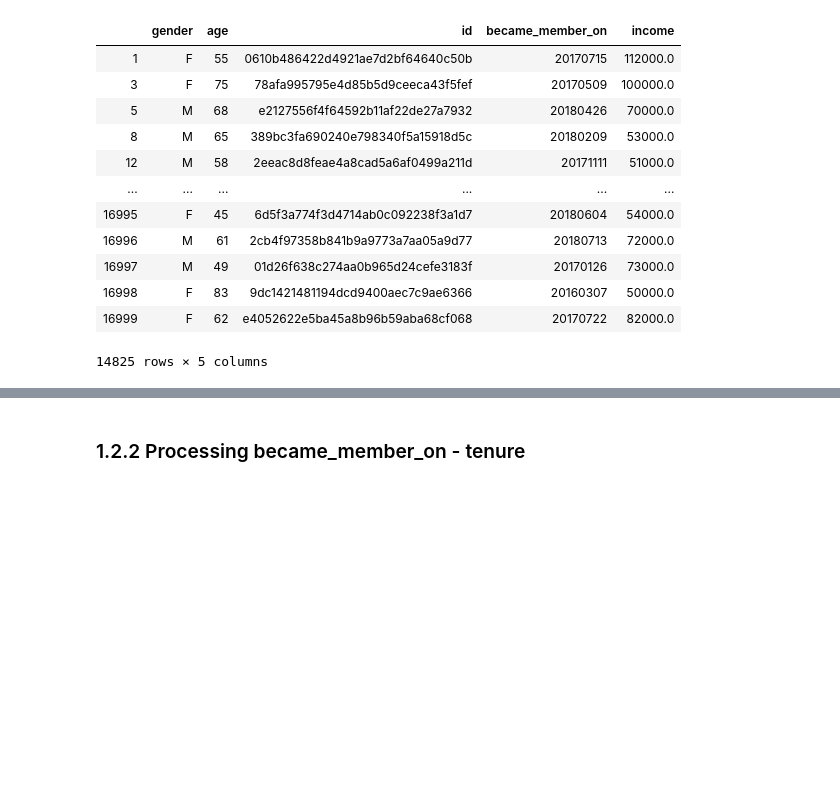
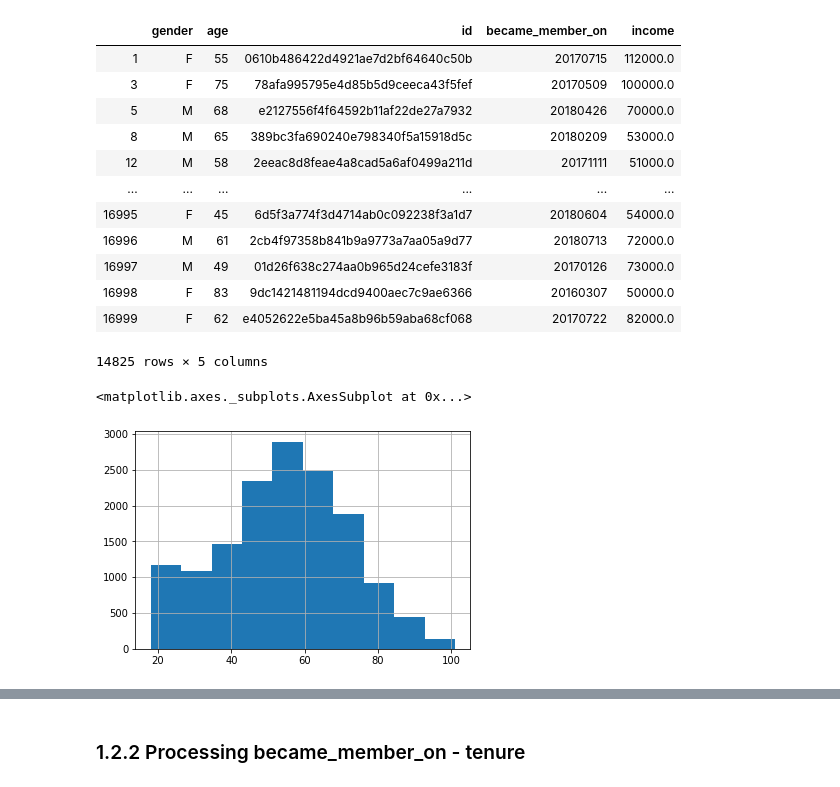
Before and after one commit to rajashekar/starbucks, a Jupyter notebook: Starbucks_Capstone_notebook.ipynb, the cells around one changed output, grey strips where cells are left out. Saved outputs shown, nothing was run; the diff lists cells and outputs as text; code cells hidden in the pictures; blank space fills up the shorter version.

```diff
--- a/Starbucks_Capstone_notebook.ipynb
+++ b/Starbucks_Capstone_notebook.ipynb
@@ -208,3 +208,9 @@ profile_conv
 | 16998 | F | 83 | 9dc1421481194dcd9400aec7c9ae6366 | 20160307 | 50000.0 |
 | 16999 | F | 62 | e4052622e5ba45a8b96b59aba68cf068 | 20170722 | 82000.0 |
 14825 rows × 5 columns
+# %%
+# Age distribution
+profile_conv['age'].hist()
+# %% [output]
+<matplotlib.axes._subplots.AxesSubplot at 0x...>
+[figure, added]
```
Also changed, not shown: parts of 8 cells of this notebook, 1 other file.
